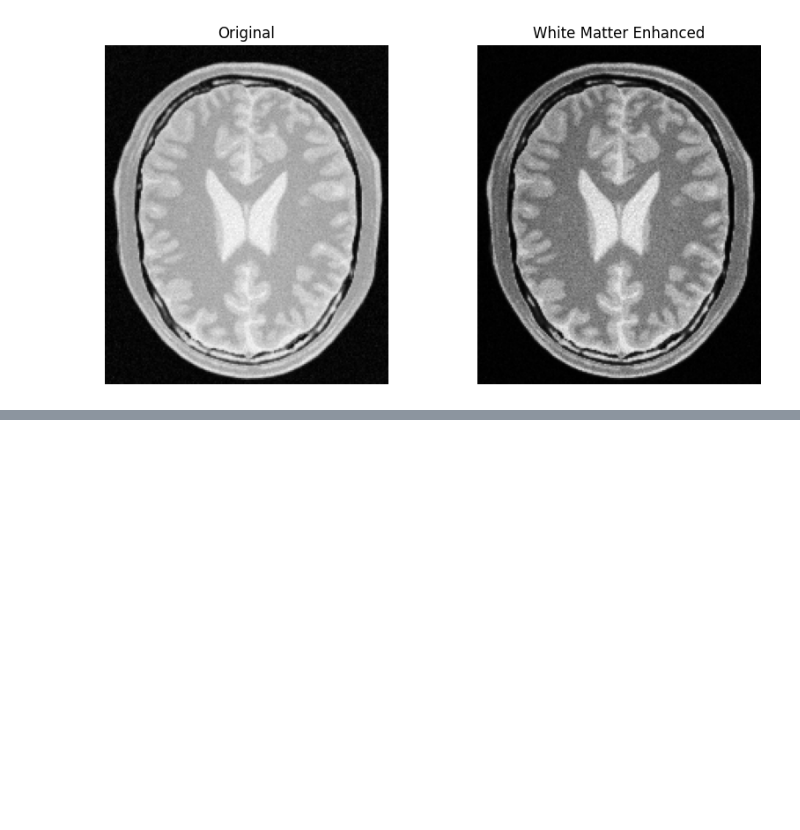
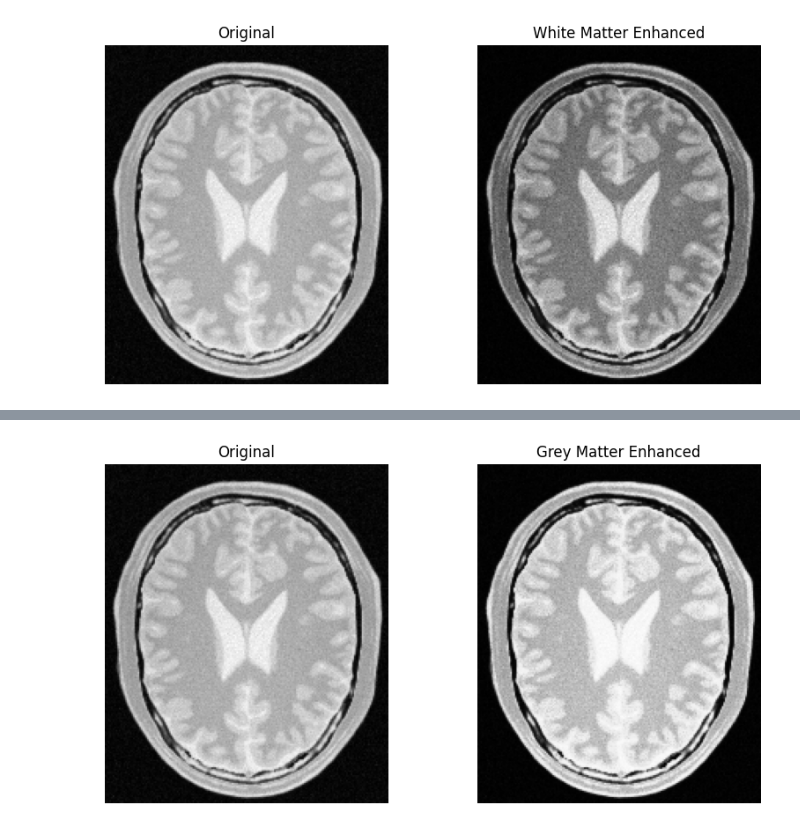
Before and after one commit to Warren-SJ/Image-Processing-Exercises, a Jupyter notebook: Assignment 1.ipynb, the cells around one changed output, grey strips where cells are left out. Drawn from its saved outputs; the diff is of its cells as text; code cells hidden in the pictures; blank space fills up the shorter version.

```diff
--- a/Assignment 1.ipynb
+++ b/Assignment 1.ipynb
@@ -102,0 +107,12 @@ plt.show()
+# %%
+grey_matter_enhanced = cv.LUT(brain, grey_transform)
+fig, axes = plt.subplots(1, 2, figsize=(10, 5))
+axes[0].imshow(brain, cmap='gray')
+axes[0].set_title('Original')
+axes[0].axis(False)
+axes[1].imshow(grey_matter_enhanced, cmap='gray')
+axes[1].set_title('Grey Matter Enhanced')
+axes[1].axis(False)
+plt.show()
+# %% [output]
+[figure, added]
```
Also changed, not shown: parts of 9 cells of this notebook.
